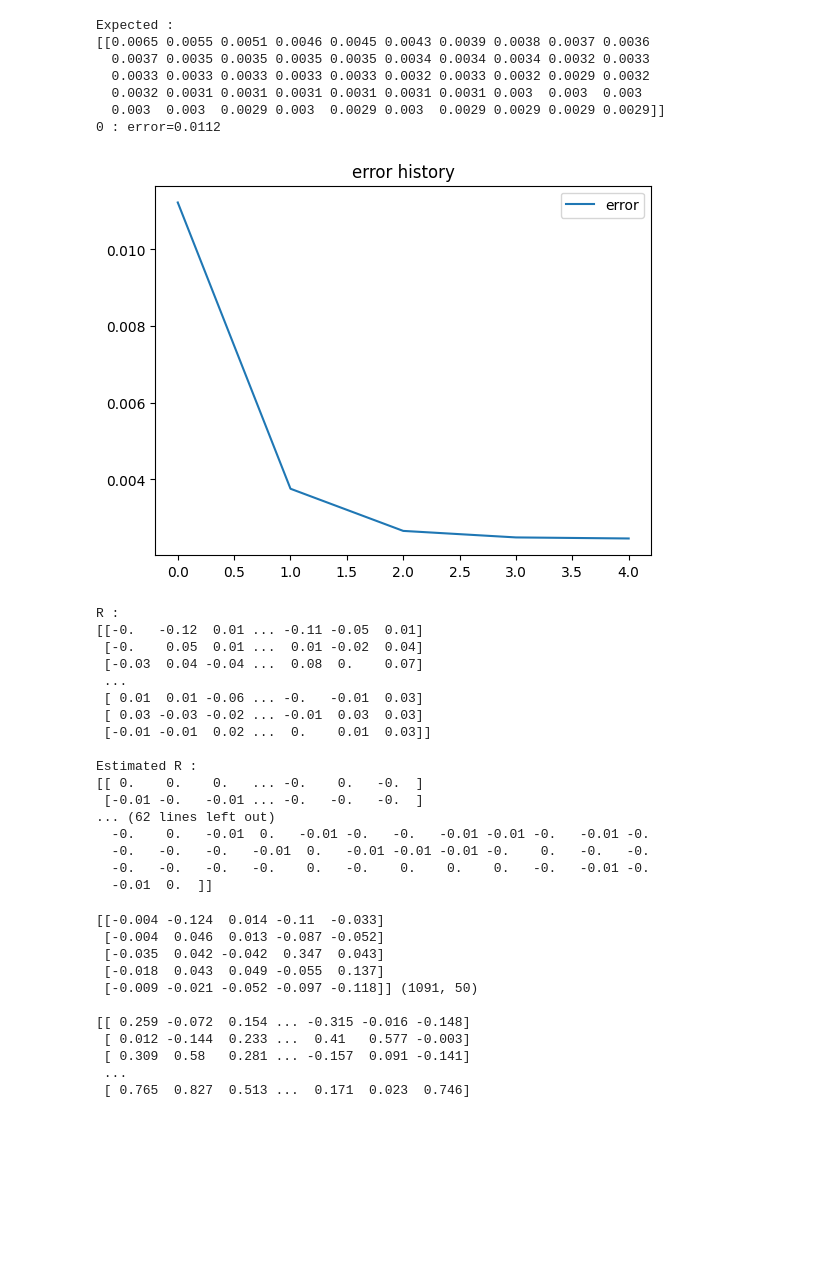
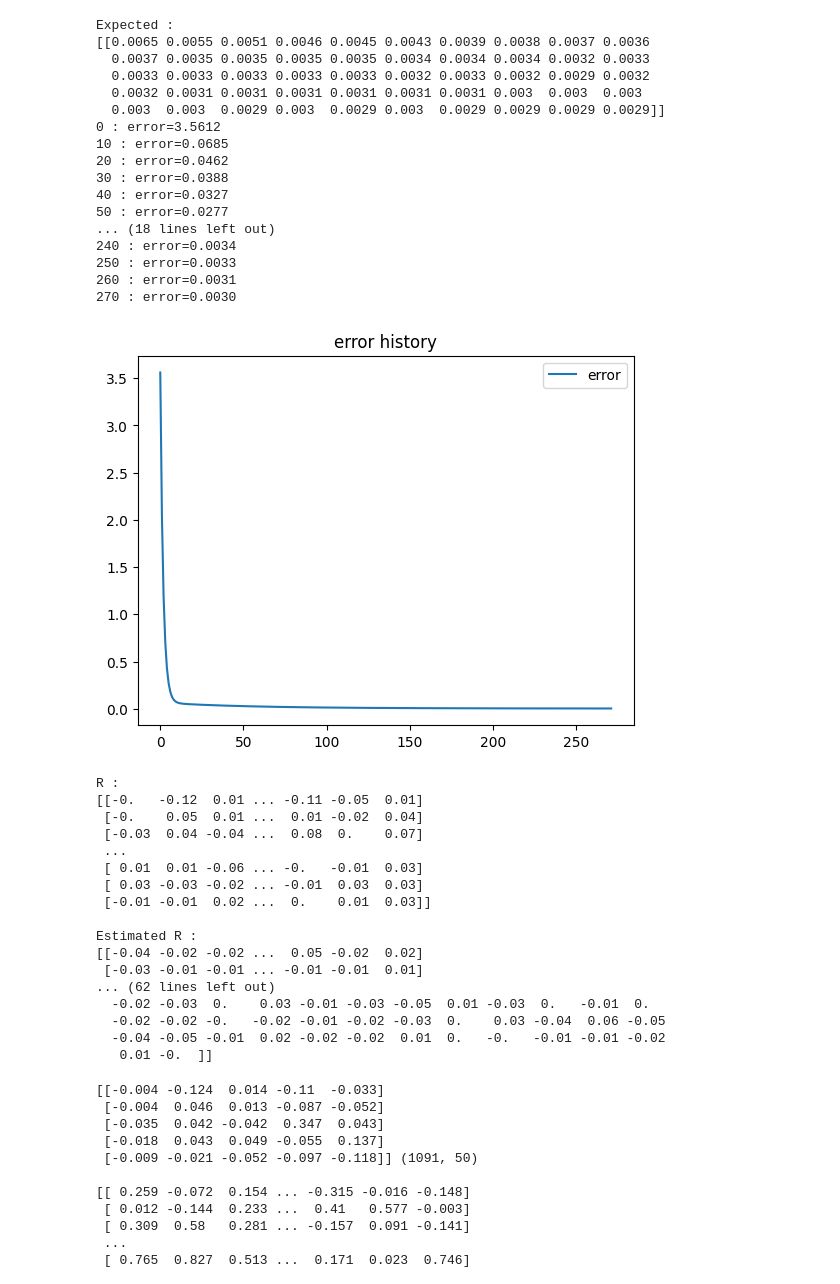
Before and after one commit to ChoiInYeol/Asset-pricing-models-using-deep-learning-networks, a Jupyter notebook: 3. Factor_Model+RecommandSystem-Stock.ipynb, the cells around one changed output. Drawn from its saved outputs; the diff is of its cells as text; code cells hidden in the pictures; blank space fills up the shorter version.

```diff
--- a/3. Factor_Model+RecommandSystem-Stock.ipynb
+++ b/3. Factor_Model+RecommandSystem-Stock.ipynb
@@ -22,5 +15,12 @@ df_w_logretrun = df_w_logretrun.dropna(axis=0)
 #df_w_logretrun.to_csv("top50-W-Stock_LogReturn.csv")
 # %%
+# 행렬 분해 : R = F * B
+# NaN이 포함된 R이 주어졌을 때 행렬 F, B를 추정한다. (by Stochastic Gradient Descent)
+import numpy as np
+import numba as nb
+import matplotlib.pyplot as plt
+import pandas as pd
+
 K = 10 # number of factors
 
 # 주간 수익률 데이터를 읽어온다.
@@ -67,7 +67,7 @@ def mse_skip_nan(x, y):
     return mse / cnt
 
 # SGD로 행렬을 F, B로 분해한다.
-def factorize_matrix(matR, k, max_iter=1000, alpha=0.01, gamma=0.01, err_limit=1e-4):
+def factorize_matrix(matR, k, max_iter=1000, alpha=0.0001, gamma=0.0001, err_limit=1e-5):
     # F, B를 random 초기화한다.
     F = np.random.rand(N_ROW, k)  # factor matrix
     B = np.random.rand(N_COL, k)  # beta matrix.
@@ -94,35 +94,45 @@ def factorize_matrix(matR, k, max_iter=1000, alpha=0.01, gamma=0.01, err_limit=1
     if step >= max_iter - 1:
         print('max_iter={}번 동안 stop하지 못했습니다.'.format(max_iter))
         print('max_iter를 늘리거나 err_limit을 늘려야 합니다.')
 
     return F, B.T, err_hist
 
 F, B, err = factorize_matrix(R, K)
 ER = np.dot(F, B)   # estimated R
 
 # error history를 관찰한다.
 plt.plot(err, label='error')
 plt.legend()
 plt.title('error history')
 plt.show()
 
 print('\nR :')
 print(np.round(R, 2))
 print('\nEstimated R :')
 print(np.round(ER, 2))
 print('\nF :')
 print(np.round(F, 2))
 print('\nB :')
 print(np.round(B, 2))
 # %% [output]
 Expected :
 [[0.0065 0.0055 0.0051 0.0046 0.0045 0.0043 0.0039 0.0038 0.0037 0.0036
   0.0037 0.0035 0.0035 0.0035 0.0035 0.0034 0.0034 0.0034 0.0032 0.0033
   0.0033 0.0033 0.0033 0.0033 0.0033 0.0032 0.0033 0.0032 0.0029 0.0032
   0.0032 0.0031 0.0031 0.0031 0.0031 0.0031 0.0031 0.003  0.003  0.003
   0.003  0.003  0.0029 0.003  0.0029 0.003  0.0029 0.0029 0.0029 0.0029]]
-0 : error=0.0112
+0 : error=3.5612
+10 : error=0.0685
+20 : error=0.0462
+30 : error=0.0388
+40 : error=0.0327
+50 : error=0.0277
+... (18 lines left out)
+240 : error=0.0034
+250 : error=0.0033
+260 : error=0.0031
+270 : error=0.0030
-[figure, old version]
+[figure, new version]
 R :
 [[-0.   -0.12  0.01 ... -0.11 -0.05  0.01]
  [-0.    0.05  0.01 ...  0.01 -0.02  0.04]
@@ -133,13 +143,13 @@ R :
  [-0.01 -0.01  0.02 ...  0.    0.01  0.03]]
 
 Estimated R :
-[[ 0.    0.    0.   ... -0.    0.   -0.  ]
- [-0.01 -0.   -0.01 ... -0.   -0.   -0.  ]
+[[-0.04 -0.02 -0.02 ...  0.05 -0.02  0.02]
+ [-0.03 -0.01 -0.01 ... -0.01 -0.01  0.01]
 ... (62 lines left out)
-  -0.    0.   -0.01  0.   -0.01 -0.   -0.   -0.01 -0.01 -0.   -0.01 -0.
-  -0.   -0.   -0.   -0.01  0.   -0.01 -0.01 -0.01 -0.    0.   -0.   -0.
-  -0.   -0.   -0.   -0.    0.   -0.    0.    0.    0.   -0.   -0.01 -0.
-  -0.01  0.  ]]
+  -0.02 -0.03  0.    0.03 -0.01 -0.03 -0.05  0.01 -0.03  0.   -0.01  0.
+  -0.02 -0.02 -0.   -0.02 -0.01 -0.02 -0.03  0.    0.03 -0.04  0.06 -0.05
+  -0.04 -0.05 -0.01  0.02 -0.02 -0.02  0.01  0.   -0.   -0.01 -0.01 -0.02
+   0.01 -0.  ]]
 # %%
 print(cent_R[:5, :5].round(3), cent_R.shape, end="\n\n")
 print(F.round(3), F.shape, end="\n\n")
```
Also changed, not shown: parts of 3 cells of this notebook, 4 other files.
